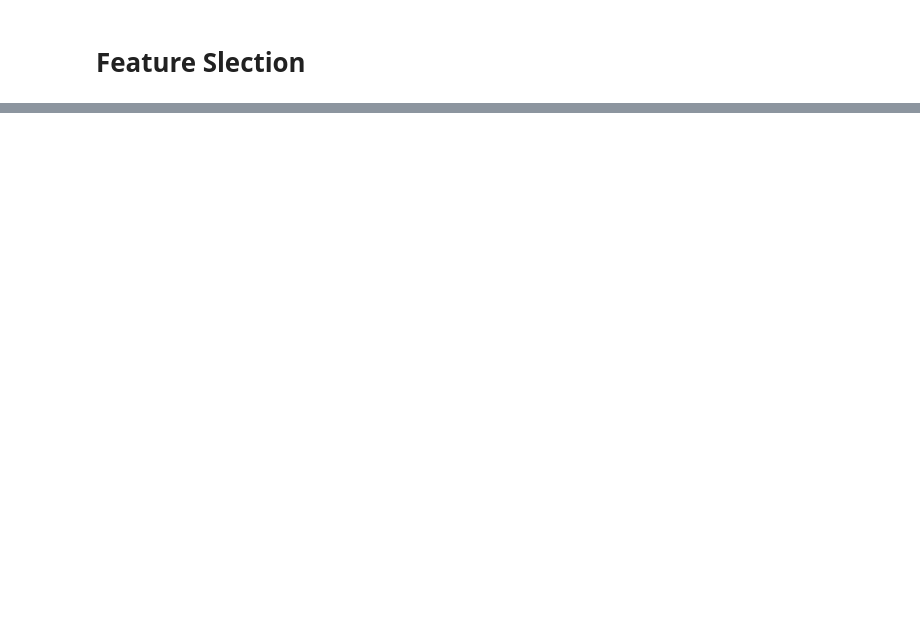
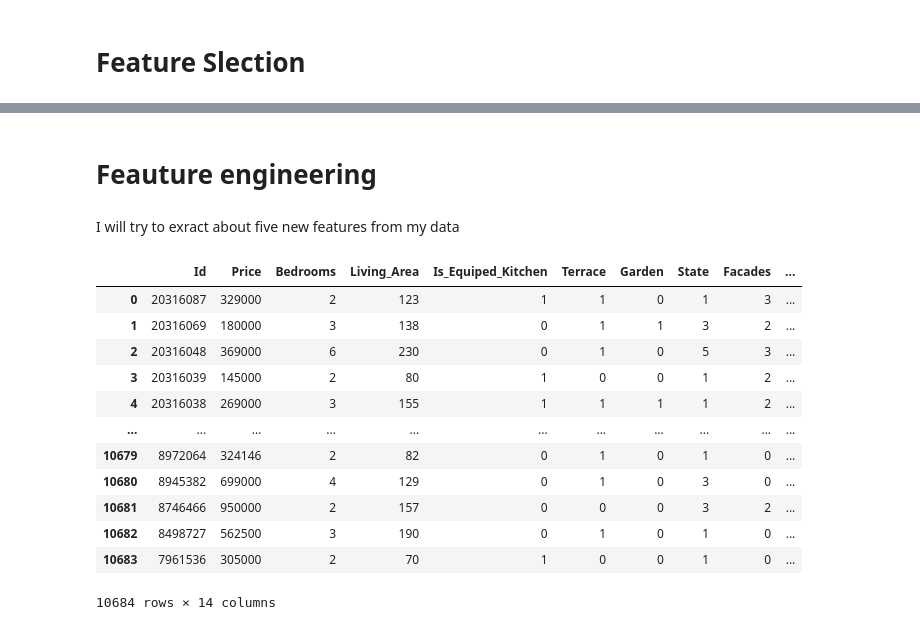
Before and after one commit to Mohammedhussingh/Regression_Hussain, a Jupyter notebook: Data_prep.ipynb, the cells around one changed output, grey strips where cells are left out. Cells and saved outputs as stored; diff of their text form; code cells hidden in the pictures; blank space fills up the shorter version.

```diff
--- a/Data_prep.ipynb
+++ b/Data_prep.ipynb
@@ -252,0 +337,22 @@ plt.show()
+# %% [markdown]
+# Feauture engineering
+# %% [markdown]
+I will try to exract about five new features from my data
+# %%
+DF = pd.read_csv("/home/learner/Desktop/ImmoLiza_reg/Regression_Hussain/Data_Engineering.csv", index_col=0)
+# %%
+DF
+# %% [output]
+|  | Id | Price | Bedrooms | Living_Area | Is_Equiped_Kitchen | Terrace | Garden | State | Facades | ... |
+| 0 | 20316087 | 329000 | 2 | 123 | 1 | 1 | 0 | 1 | 3 | ... |
+| 1 | 20316069 | 180000 | 3 | 138 | 0 | 1 | 1 | 3 | 2 | ... |
+| 2 | 20316048 | 369000 | 6 | 230 | 0 | 1 | 0 | 5 | 3 | ... |
+| 3 | 20316039 | 145000 | 2 | 80 | 1 | 0 | 0 | 1 | 2 | ... |
+| 4 | 20316038 | 269000 | 3 | 155 | 1 | 1 | 1 | 1 | 2 | ... |
+| ... | ... | ... | ... | ... | ... | ... | ... | ... | ... | ... |
+| 10679 | 8972064 | 324146 | 2 | 82 | 0 | 1 | 0 | 1 | 0 | ... |
+| 10680 | 8945382 | 699000 | 4 | 129 | 0 | 1 | 0 | 3 | 0 | ... |
+| 10681 | 8746466 | 950000 | 2 | 157 | 0 | 0 | 0 | 3 | 2 | ... |
+| 10682 | 8498727 | 562500 | 3 | 190 | 0 | 1 | 0 | 1 | 0 | ... |
+| 10683 | 7961536 | 305000 | 2 | 70 | 1 | 0 | 0 | 1 | 0 | ... |
+10684 rows × 14 columns
```
Also changed, not shown: parts of 36 cells of this notebook, 1 other file.
